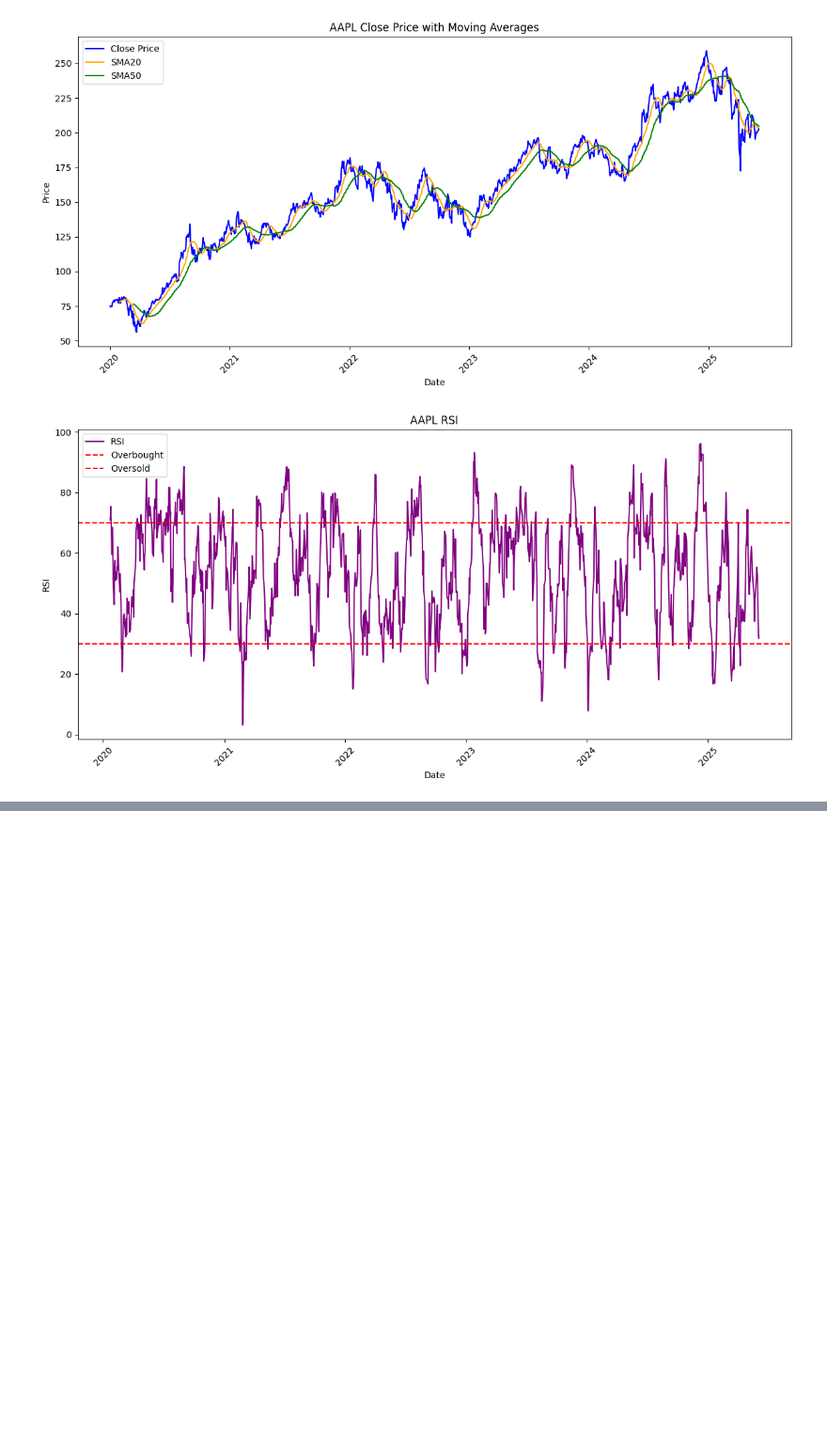
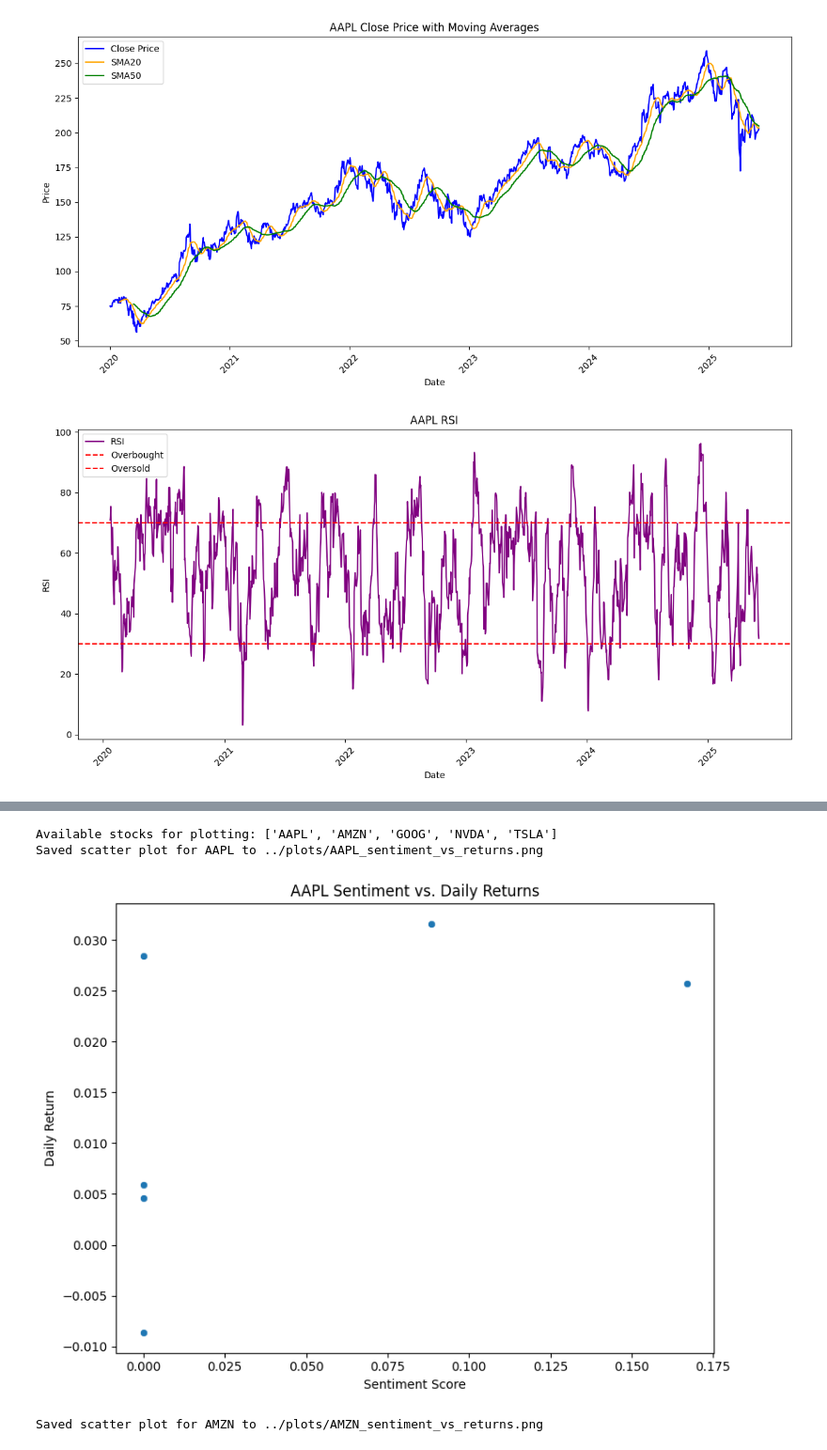
Before and after one commit to yoni2z/Predicting-Price-Moves-Week1, a Jupyter notebook: notebooks/task2_analysis.ipynb, the cells around one changed output, grey strips where cells are left out. Shown at 94% size. Drawn from its saved outputs; the diff is of its cells as text; code cells hidden in the pictures; blank space fills up the shorter version.

```diff
--- a/notebooks/task2_analysis.ipynb
+++ b/notebooks/task2_analysis.ipynb
@@ -263,0 +374,16 @@ plot_rsi(all_data['AAPL'], 'AAPL')
+# %%
+# Step 4: Compute correlations
+correlations = {}
+for stock in stocks:
+    return_col = f'{stock}_return'
+    sentiment_col = f'{stock}_sentiment'
+    if return_col in aligned_df and sentiment_col in aligned_df:
+        corr, p_value = pearsonr(aligned_df[return_col].dropna(), aligned_df[sentiment_col].dropna())
+        correlations[stock] = {'correlation': corr, 'p_value': p_value}
+    else:
+        correlations[stock] = {'correlation': np.nan, 'p_value': np.nan}
+corr_df = pd.DataFrame(correlations).T
+print("Correlation results:")
+print(corr_df)
+# corr_df.to_csv('data/cleaned/correlations.csv')
+# print("Saved correlations to data/cleaned/correlations.csv")
@@ -263,0 +400,64 @@ plot_rsi(all_data['AAPL'], 'AAPL')
+# %%
+# Step 5: Visualize
+os.makedirs('plots', exist_ok=True)
+available_stocks = [stock for stock in stocks if f'{stock}_sentiment' in aligned_df.columns and f'{stock}_return' in aligned_df.columns]
+print("Available stocks for plotting:", available_stocks)
+
+for stock in available_stocks:
+    try:
+        # Validate data
+        sentiment_data = aligned_df[f'{stock}_sentiment'].dropna()
+        return_data = aligned_df[f'{stock}_return'].dropna()
+        if len(sentiment_data) < 2 or len(return_data) < 2:
+            print(f"Skipping {stock} plot: insufficient non-NaN data (sentiment: {len(sentiment_data)}, returns: {len(return_data)})")
+            continue
+        if sentiment_data.std() == 0 or return_data.std() == 0:
+            print(f"Skipping {stock} plot: zero variance in data")
+            continue
+
+        plt.figure(figsize=(8, 6))
+        sns.scatterplot(data=aligned_df, x=f'{stock}_sentiment', y=f'{stock}_return')
+        plt.title(f'{stock} Sentiment vs. Daily Returns')
+        plt.xlabel('Sentiment Score')
+        plt.ylabel('Daily Return')
+        plt.tight_layout()
+        plot_path = f'../plots/{stock}_sentiment_vs_returns.png'
+        plt.savefig(plot_path)
+        print(f"Saved scatter plot for {stock} to {plot_path}")
+        plt.show()  # Display in Jupyter
+        plt.close()
+    except Exception as e:
+        print(f"Error plotting scatter for {stock}: {e}")
+
+if 'AAPL_sentiment' in aligned_df.columns and 'AAPL_return' in aligned_df.columns:
+    try:
+        aapl_sentiment = aligned_df['AAPL_sentiment'].dropna()
+        aapl_return = aligned_df['AAPL_return'].dropna()
+        if len(aapl_sentiment) < 2 or len(aapl_return) < 2:
+            print("Skipping AAPL time-series: insufficient non-NaN data")
+        elif aapl_sentiment.std() == 0 or aapl_return.std() == 0:
+            print("Skipping AAPL time-series: zero variance in data")
+        else:
+            plt.figure(figsize=(12, 6))
+            plt.plot(aligned_df.index, aligned_df['AAPL_return'], label='AAPL Daily Return', color='blue')
+            plt.plot(aligned_df.index, aligned_df['AAPL_sentiment'], label='AAPL Sentiment', color='orange', alpha=0.5)
+            plt.title('AAPL Daily Returns vs. Sentiment Over Time')
+            plt.xlabel('Date')
+            plt.ylabel('Value')
+            plt.legend()
+            plt.xticks(rotation=45)
+            plt.tight_layout()
+            plot_path = '../plots/AAPL_returns_sentiment_timeseries.png'
+            plt.savefig(plot_path)
+            print(f"Saved time-series plot for AAPL to {plot_path}")
+            plt.show()
+            plt.close()
+    except Exception as e:
+        print(f"Error plotting AAPL time-series: {e}")
+else:
+    print("AAPL data missing; skipping time-series plot.")
+# %% [output]
+Available stocks for plotting: ['AAPL', 'AMZN', 'GOOG', 'NVDA', 'TSLA']
+Saved scatter plot for AAPL to ../plots/AAPL_sentiment_vs_returns.png
+[figure, added]
+Saved scatter plot for AMZN to ../plots/AMZN_sentiment_vs_returns.png
```
Also changed, not shown: parts of 9 cells of this notebook.
